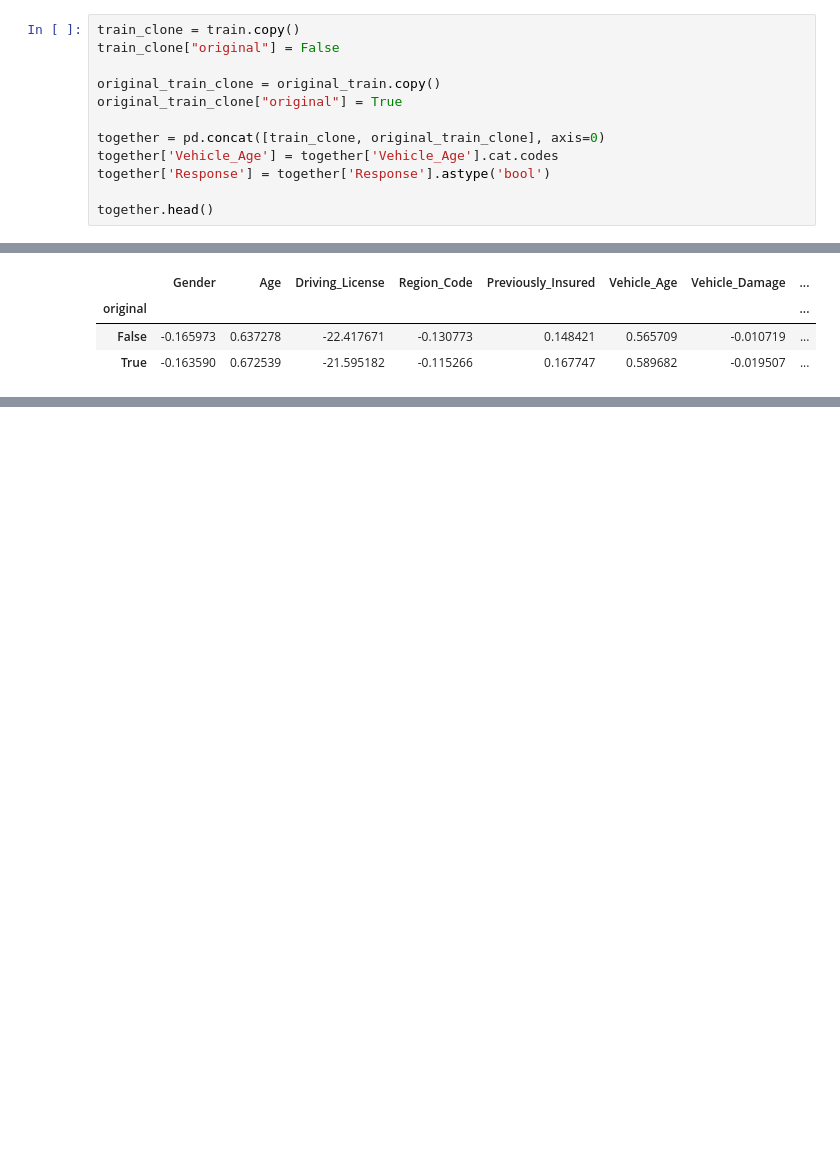
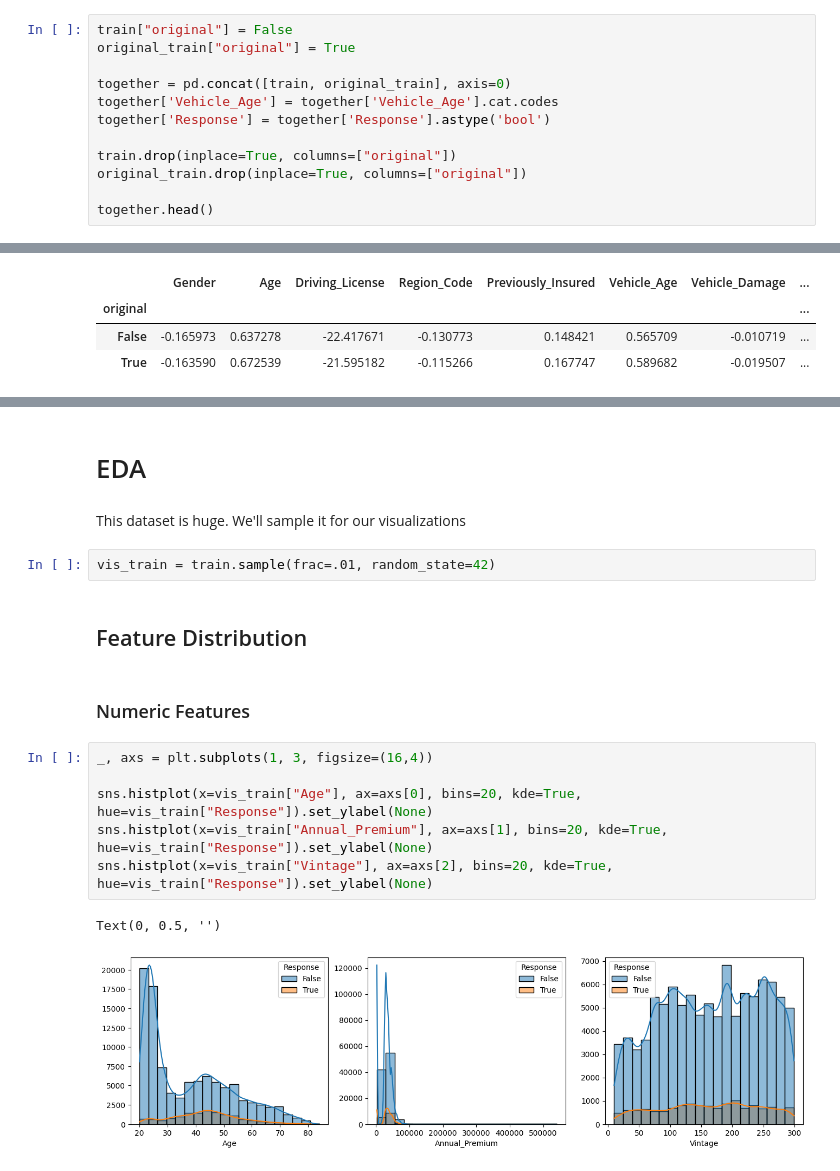
Before and after one commit to Ednaxx/Kaggle-Playground-Series, a Jupyter notebook: PS4E7-InsuranceCrossSellingClassification/ps4e7-insurance-cross-selling-prediction.ipynb, the cells around one changed output, grey strips where cells are left out. Drawn from its saved outputs; the diff is of its cells as text; blank space fills up the shorter version.

```diff
--- a/PS4E7-InsuranceCrossSellingClassification/ps4e7-insurance-cross-selling-prediction.ipynb
+++ b/PS4E7-InsuranceCrossSellingClassification/ps4e7-insurance-cross-selling-prediction.ipynb
@@ -221,14 +205,14 @@ original_train.select_dtypes(include=['category', 'bool']).describe()
 # %%
-train_clone = train.copy()
-train_clone["original"] = False
+train["original"] = False
+original_train["original"] = True
 
-original_train_clone = original_train.copy()
-original_train_clone["original"] = True
-
-together = pd.concat([train_clone, original_train_clone], axis=0)
+together = pd.concat([train, original_train], axis=0)
 together['Vehicle_Age'] = together['Vehicle_Age'].cat.codes
 together['Response'] = together['Response'].astype('bool')
 
+train.drop(inplace=True, columns=["original"])
+original_train.drop(inplace=True, columns=["original"])
+
 together.head()
 # %% [output]
 |  | Gender | Age | Driving_License | Region_Code | Previously_Insured | Vehicle_Age | Vehicle_Damage | ... |
@@ -295,0 +298,19 @@ Text(0, 0.5, '')
+# %% [markdown]
+# EDA
+# %% [markdown]
+This dataset is huge. We'll sample it for our visualizations
+# %%
+vis_train = train.sample(frac=.01, random_state=42)
+# %% [markdown]
+## Feature Distribution
+# %% [markdown]
+### Numeric Features
+# %%
+_, axs = plt.subplots(1, 3, figsize=(16,4))
+
+sns.histplot(x=vis_train["Age"], ax=axs[0], bins=20, kde=True, hue=vis_train["Response"]).set_ylabel(None)
+sns.histplot(x=vis_train["Annual_Premium"], ax=axs[1], bins=20, kde=True, hue=vis_train["Response"]).set_ylabel(None)
+sns.histplot(x=vis_train["Vintage"], ax=axs[2], bins=20, kde=True, hue=vis_train["Response"]).set_ylabel(None)
+# %% [output]
+Text(0, 0.5, '')
+[figure, added]
```
Also changed, not shown: parts of 29 cells of this notebook.
